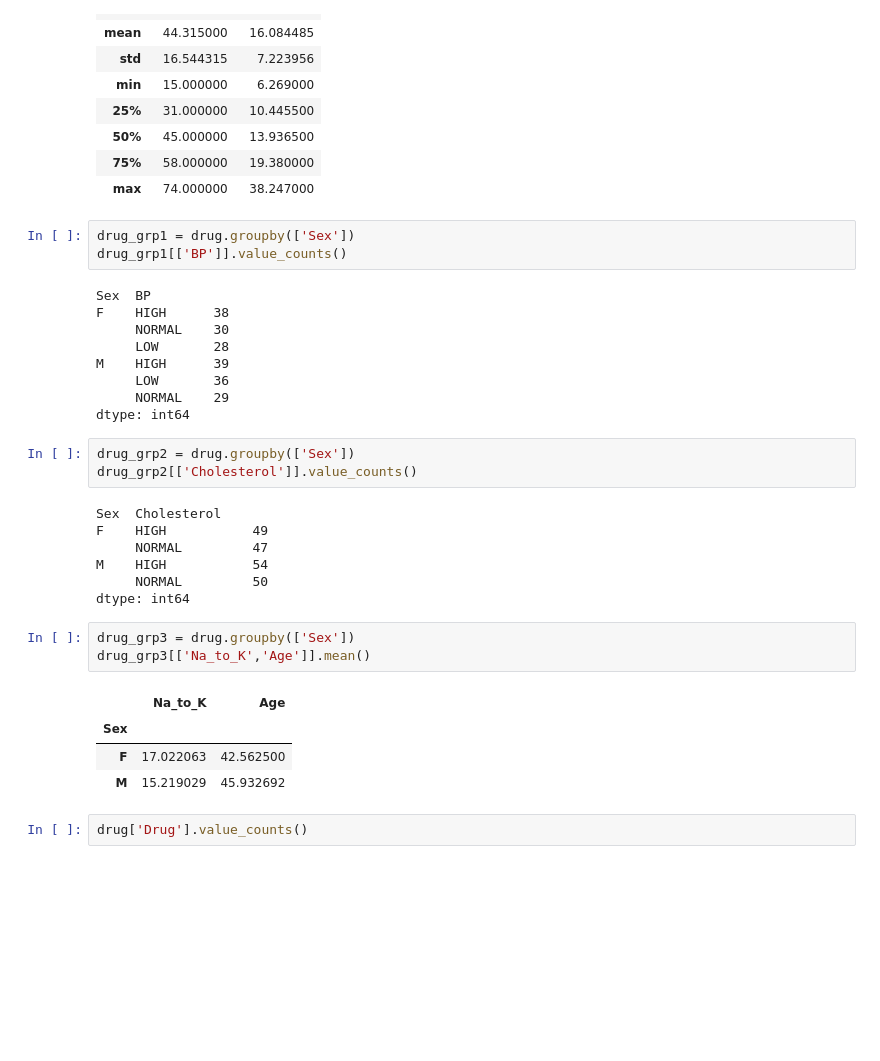
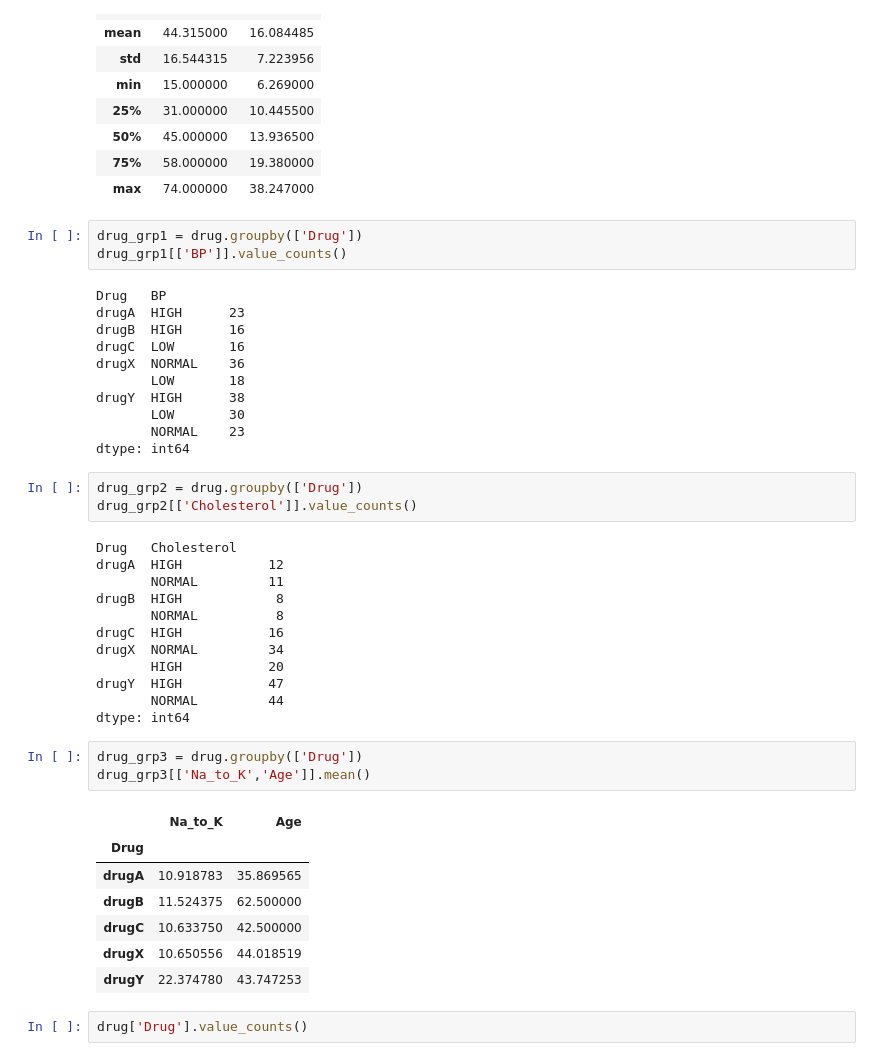
Before and after one commit to RiniPaul86/Assignment_Decisiontree, a Jupyter notebook: DecisiontreeA1revised.ipynb, the cells around one changed output. Cells and saved outputs as stored; diff of their text form; blank space fills up the shorter version.

```diff
--- a/DecisiontreeA1revised.ipynb
+++ b/DecisiontreeA1revised.ipynb
@@ -104,35 +104,45 @@ drug.describe()
 | 75% | 58.000000 | 19.380000 |
 | max | 74.000000 | 38.247000 |
 # %%
-drug_grp1 = drug.groupby(['Sex'])
+drug_grp1 = drug.groupby(['Drug'])
 drug_grp1[['BP']].value_counts()
 # %% [output]
-Sex  BP
-F    HIGH      38
-     NORMAL    30
-     LOW       28
-M    HIGH      39
-     LOW       36
-     NORMAL    29
+Drug   BP
+drugA  HIGH      23
+drugB  HIGH      16
+drugC  LOW       16
+drugX  NORMAL    36
+       LOW       18
+drugY  HIGH      38
+       LOW       30
+       NORMAL    23
 dtype: int64
 # %%
-drug_grp2 = drug.groupby(['Sex'])
+drug_grp2 = drug.groupby(['Drug'])
 drug_grp2[['Cholesterol']].value_counts()
 # %% [output]
-Sex  Cholesterol
-F    HIGH           49
-     NORMAL         47
-M    HIGH           54
-     NORMAL         50
+Drug   Cholesterol
+drugA  HIGH           12
+       NORMAL         11
+drugB  HIGH            8
+       NORMAL          8
+drugC  HIGH           16
+drugX  NORMAL         34
+       HIGH           20
+drugY  HIGH           47
+       NORMAL         44
 dtype: int64
 # %%
-drug_grp3 = drug.groupby(['Sex'])
+drug_grp3 = drug.groupby(['Drug'])
 drug_grp3[['Na_to_K','Age']].mean()
 # %% [output]
 |  | Na_to_K | Age |
-| Sex |  |  |
-| F | 17.022063 | 42.562500 |
-| M | 15.219029 | 45.932692 |
+| Drug |  |  |
+| drugA | 10.918783 | 35.869565 |
+| drugB | 11.524375 | 62.500000 |
+| drugC | 10.633750 | 42.500000 |
+| drugX | 10.650556 | 44.018519 |
+| drugY | 22.374780 | 43.747253 |
 # %%
 drug['Drug'].value_counts()
 # %% [output]
```
